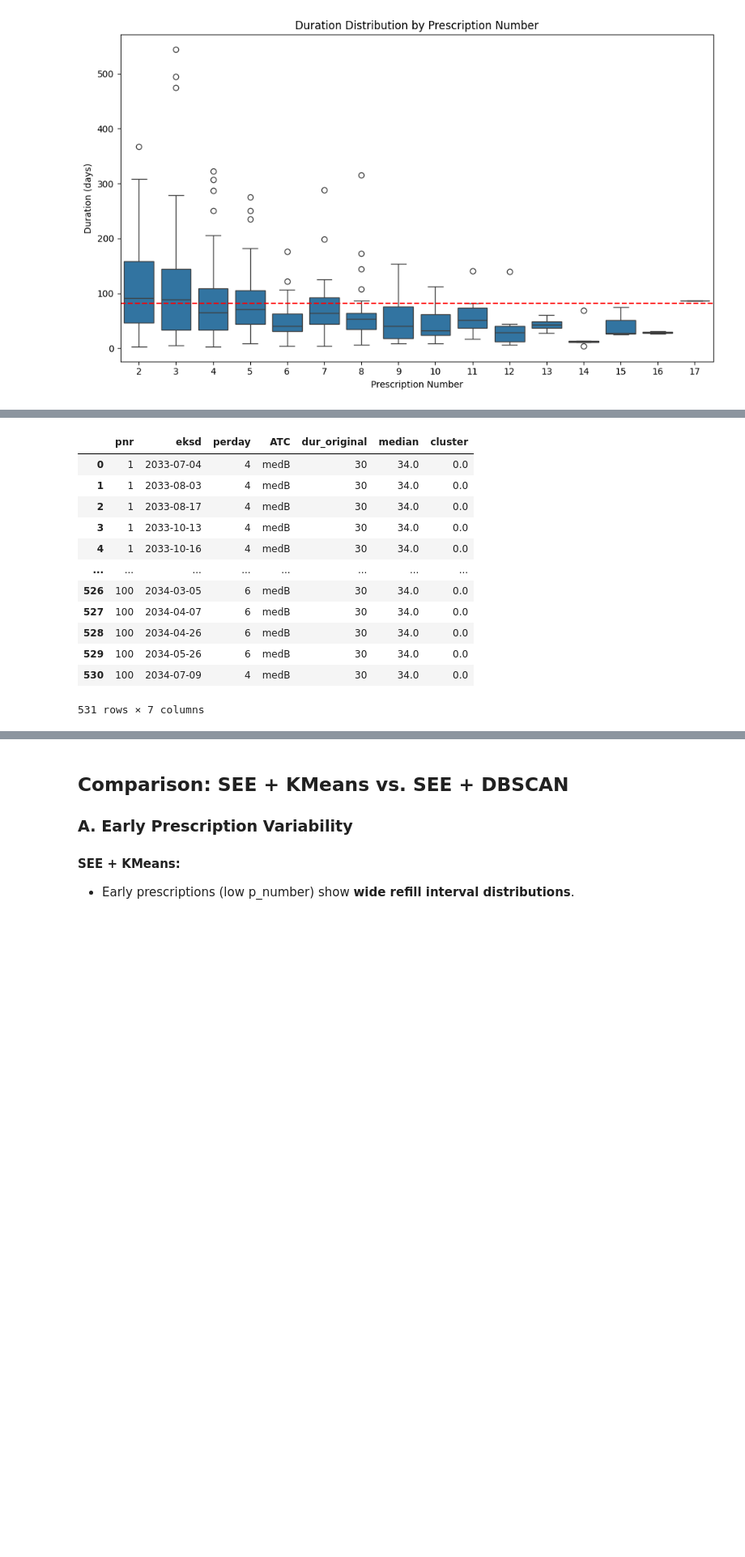
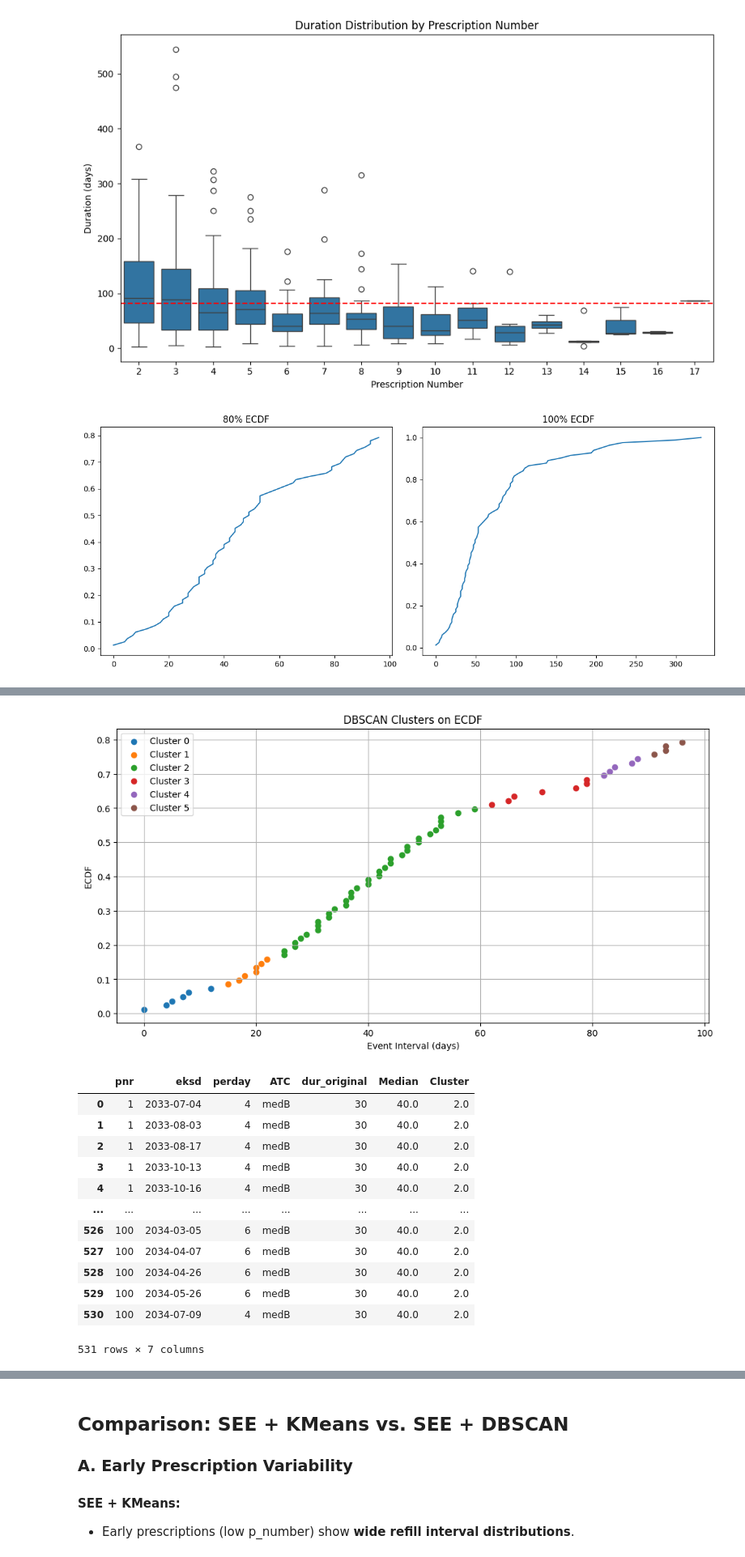
Before and after one commit to Whos-Andrei-Go/SEE, a Jupyter notebook: SEE.ipynb, the cells around one changed output, grey strips where cells are left out. Shown at 81% size. Saved outputs shown, nothing was run; the diff lists cells and outputs as text; code cells hidden in the pictures; blank space fills up the shorter version.

```diff
--- a/SEE.ipynb
+++ b/SEE.ipynb
@@ -438,6 +661,7 @@ see_assumption(med_a_DB)
 [figure]
 [figure]
 # %%
-med_b_DB = see_dbscan("medB")
+med_b_DB = see_dbscan("medB", med_events)
 med_b_DB
 # %% [output]
+[figure, added]
@@ -444,15 +673,16 @@ med_b_DB
+[figure, added]
-|  | pnr | eksd | perday | ATC | dur_original | median | cluster |
-| 0 | 1 | 2033-07-04 | 4 | medB | 30 | 34.0 | 0.0 |
-| 1 | 1 | 2033-08-03 | 4 | medB | 30 | 34.0 | 0.0 |
-| 2 | 1 | 2033-08-17 | 4 | medB | 30 | 34.0 | 0.0 |
-| 3 | 1 | 2033-10-13 | 4 | medB | 30 | 34.0 | 0.0 |
-| 4 | 1 | 2033-10-16 | 4 | medB | 30 | 34.0 | 0.0 |
+|  | pnr | eksd | perday | ATC | dur_original | Median | Cluster |
+| 0 | 1 | 2033-07-04 | 4 | medB | 30 | 40.0 | 2.0 |
+| 1 | 1 | 2033-08-03 | 4 | medB | 30 | 40.0 | 2.0 |
+| 2 | 1 | 2033-08-17 | 4 | medB | 30 | 40.0 | 2.0 |
+| 3 | 1 | 2033-10-13 | 4 | medB | 30 | 40.0 | 2.0 |
+| 4 | 1 | 2033-10-16 | 4 | medB | 30 | 40.0 | 2.0 |
 | ... | ... | ... | ... | ... | ... | ... | ... |
-| 526 | 100 | 2034-03-05 | 6 | medB | 30 | 34.0 | 0.0 |
-| 527 | 100 | 2034-04-07 | 6 | medB | 30 | 34.0 | 0.0 |
-| 528 | 100 | 2034-04-26 | 6 | medB | 30 | 34.0 | 0.0 |
-| 529 | 100 | 2034-05-26 | 6 | medB | 30 | 34.0 | 0.0 |
-| 530 | 100 | 2034-07-09 | 4 | medB | 30 | 34.0 | 0.0 |
+| 526 | 100 | 2034-03-05 | 6 | medB | 30 | 40.0 | 2.0 |
+| 527 | 100 | 2034-04-07 | 6 | medB | 30 | 40.0 | 2.0 |
+| 528 | 100 | 2034-04-26 | 6 | medB | 30 | 40.0 | 2.0 |
+| 529 | 100 | 2034-05-26 | 6 | medB | 30 | 40.0 | 2.0 |
+| 530 | 100 | 2034-07-09 | 4 | medB | 30 | 40.0 | 2.0 |
 531 rows × 7 columns
 # %%
 see_assumption(med_b_DB)
```
Also changed, not shown: parts of 9 cells of this notebook.
